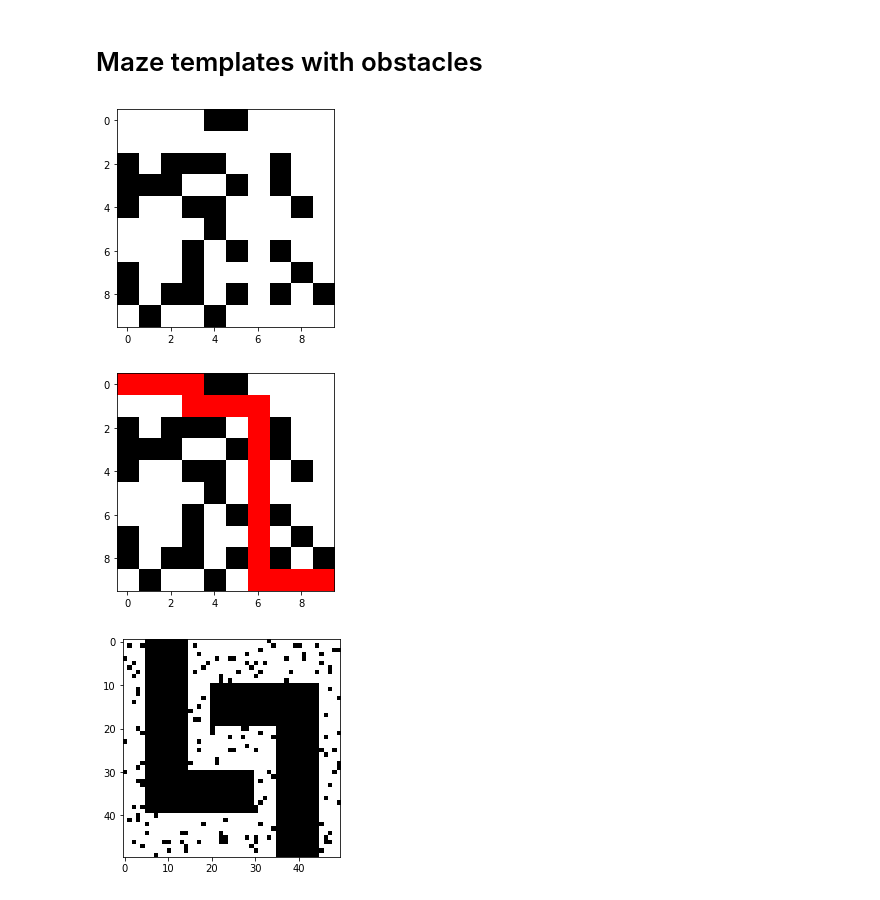
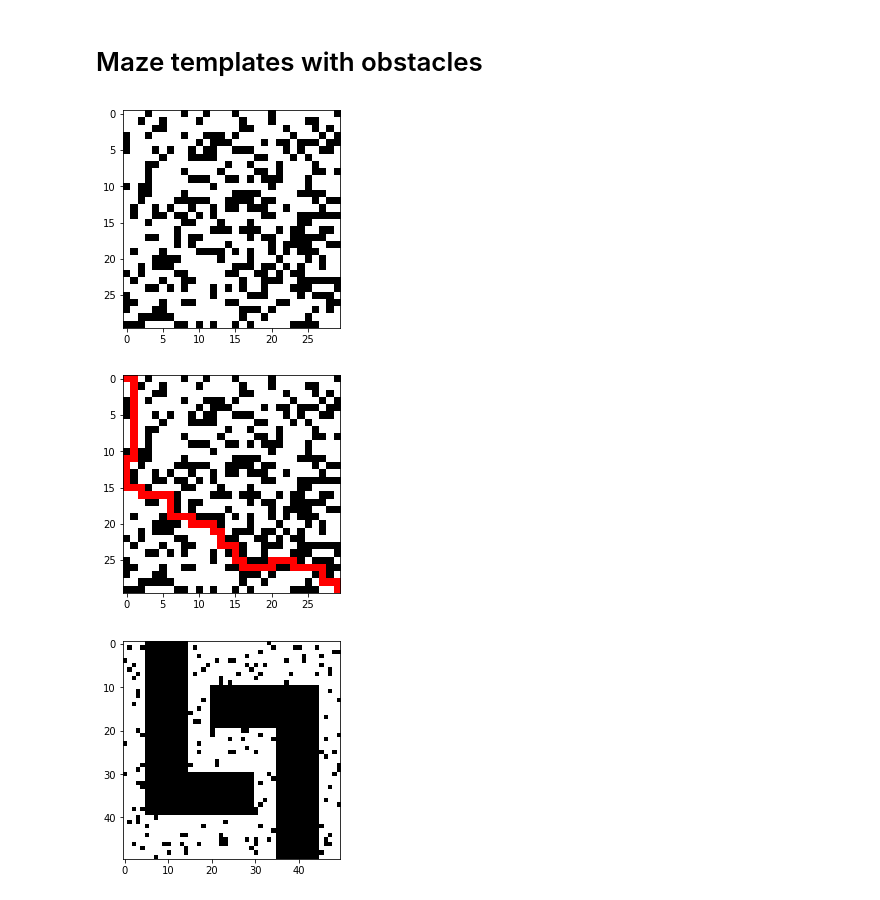
Before and after one commit to TAB0048/vvp-project, a Jupyter notebook: examples.ipynb, the cells around one changed output. Drawn from its saved outputs; the diff is of its cells as text; code cells hidden in the pictures.

Commit message:
Update template examples

```diff
--- a/examples.ipynb
+++ b/examples.ipynb
@@ -169,7 +169,7 @@ print(path6)
 # Maze templates
 Examples of available maze templates and their solutions.
 # %%
-empty_maze = MazeTemplate.empty(10)
+empty_maze = MazeTemplate.empty(30)
 empty_maze.draw_maze()
 empty_maze.draw_maze_path()
 # %% [output]
@@ -192,14 +192,14 @@ lines_maze.draw_maze_path()
 # %% [markdown]
 # Maze templates with obstacles
 # %%
-num_obstacles = 10
+num_obstacles = 300
 empty_maze_obstacles = MazeTemplate.random_obstacles(empty_maze, num_obstacles)
 
 empty_maze_obstacles.draw_maze()
 empty_maze_obstacles.draw_maze_path()
 # %% [output]
-[figure, old version]
+[figure, new version]
-[figure, old version]
+[figure, new version]
 # %%
 num_obstacles = 50
 slalom_maze_obstacles = MazeTemplate.random_obstacles(slalom_maze, num_obstacles)
```
Also changed, not shown: parts of 1 cell of this notebook.
